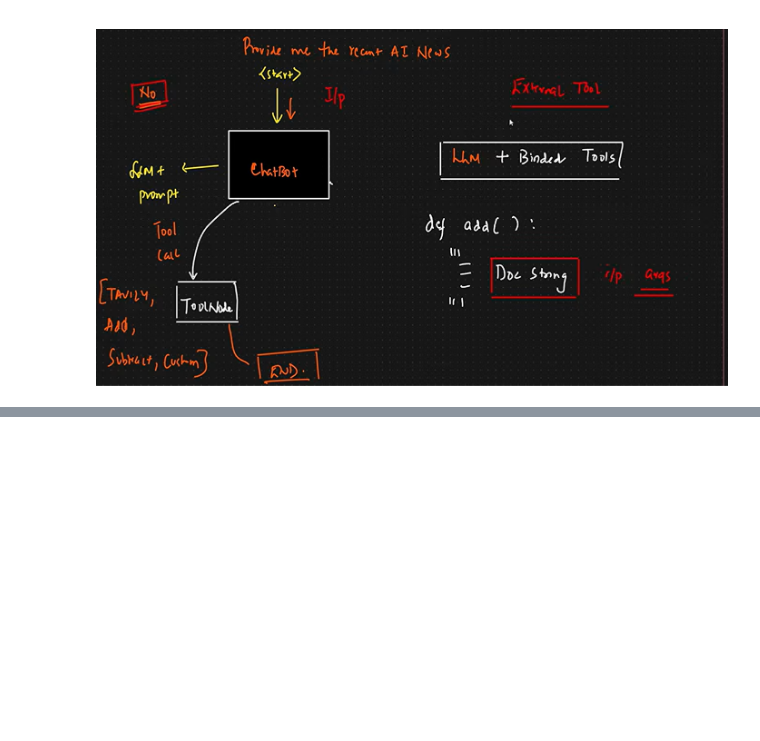
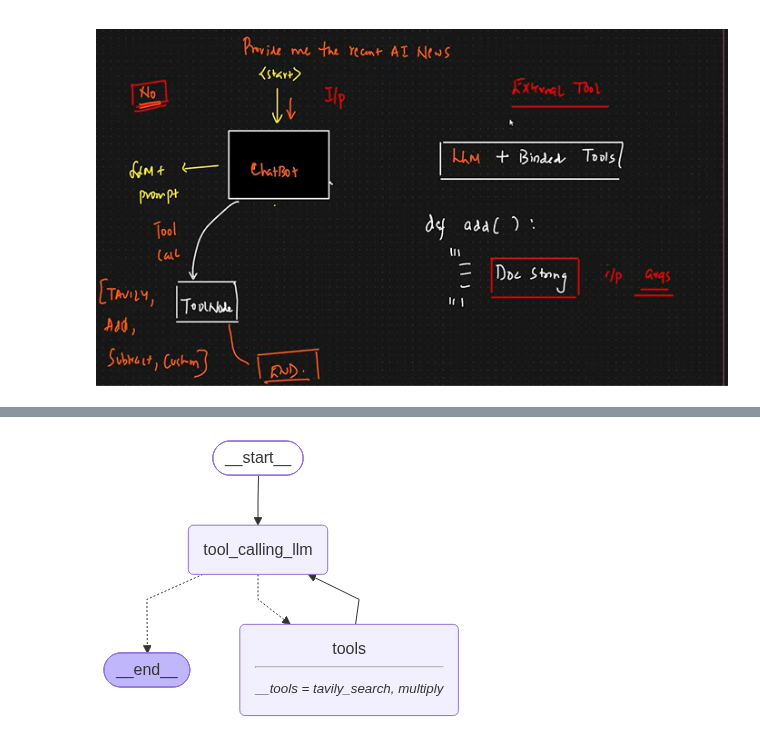
Before and after one commit to saidurga4521/Langraph, a Jupyter notebook: 1-BasicChatBot/1-basicchatbot.ipynb, the cells around one changed output, grey strips where cells are left out. Cells and saved outputs as stored; diff of their text form; code cells hidden in the pictures; blank space fills up the shorter version.

Commit message:
Adding memory to agent,implement ReAct agents and streaming

```diff
--- a/1-BasicChatBot/1-basicchatbot.ipynb
+++ b/1-BasicChatBot/1-basicchatbot.ipynb
@@ -37,6 +37,7 @@ from langchain.chat_models import init_chat_model
 # llm=create_agent(
 #   model='gpt-6-luna'
 # ) ## it creates agent ,note: dont use this
-llm=init_chat_model('gpt-6-luna') ## it creates a llm
+# llm=init_chat_model('gpt-6-luna') ## it creates a llm
+llm=init_chat_model('google_genai:gemini-3.5-flash-lite')
 llm
 # %% [output]
@@ -106,3 +109,8 @@ response['messages'][-1].content
 # %% [markdown]
 #### This is the Flow
 ![image.png](attachment:image.png)
+# %%
+## builtin tool
+from langchain_tavily import TavilySearch # Its a websearch API
+tool=TavilySearch(max_results=2)
+tool.invoke('what is langgraph')
@@ -108,0 +136,10 @@ response['messages'][-1].content
+# %%
+## custom tool
+def multiply(a:int,b:int)->int:
+
+   """Multiply a and b"""
+   return a*b
+# %%
+## bind the tools with model
+tools=[tool,multiply]
+llm_with_tool=llm.bind_tools(tools)
@@ -108,0 +272,32 @@ response['messages'][-1].content
+# %%
+# In a ReAct Agent architecture:
+# 1. The LLM receives the user's request.
+# 2. The LLM decides which tool or tools need to be called.
+# 3. The tools execute and return their results.
+# 4. Those results are sent back to the LLM as observations.
+# 5. The LLM reasons over the observations and decides whether another tool call is required.
+# 6. This cycle continues until the LLM generates the final response.
+
+from langgraph.graph import START,StateGraph
+from langgraph.prebuilt import ToolNode,tools_condition
+
+def tool_calling_llm(state:State):
+  return {
+    'messages':[llm_with_tool.invoke(state['messages'])]
+  }
+
+builder=StateGraph(State)
+
+builder.add_node('tool_calling_llm',tool_calling_llm)
+builder.add_node('tools',ToolNode(tools))
+
+builder.add_edge(START,'tool_calling_llm')
+builder.add_conditional_edges('tool_calling_llm',tools_condition)
+builder.add_edge('tools','tool_calling_llm') ## we are send back the response to LLM
+
+graph=builder.compile()
+
+from IPython.display import Image, display
+display(Image(graph.get_graph().draw_mermaid_png()))
+# %% [output]
+[figure, added]
```
Also changed, not shown: parts of 28 cells of this notebook, 3 other files.
